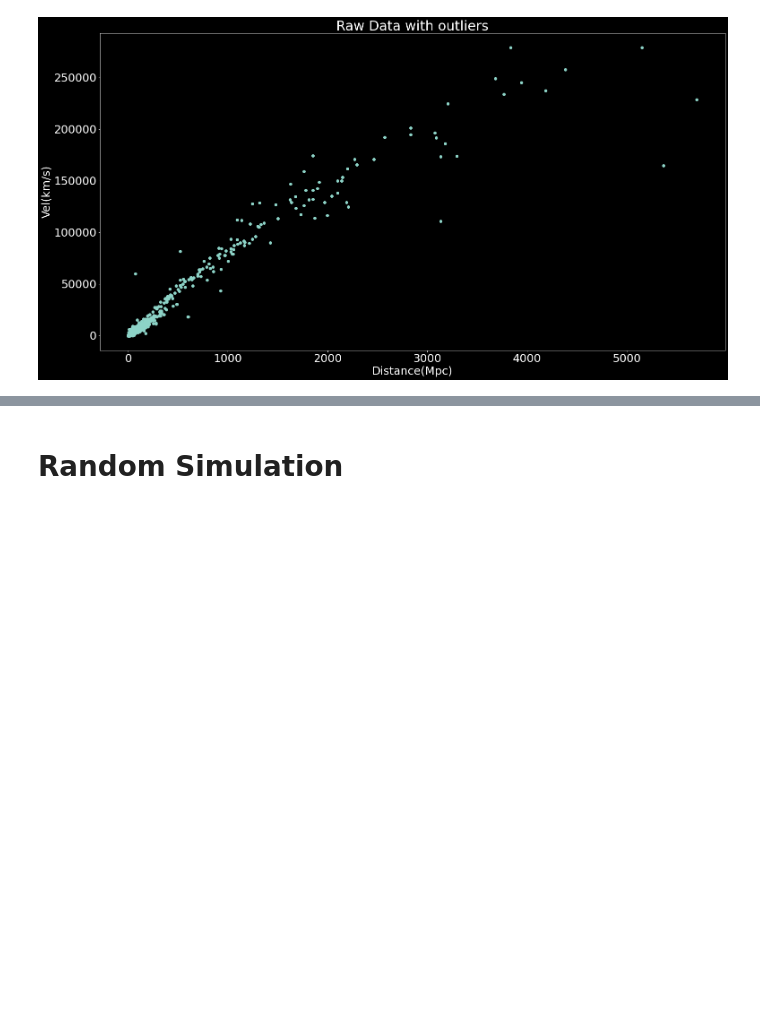
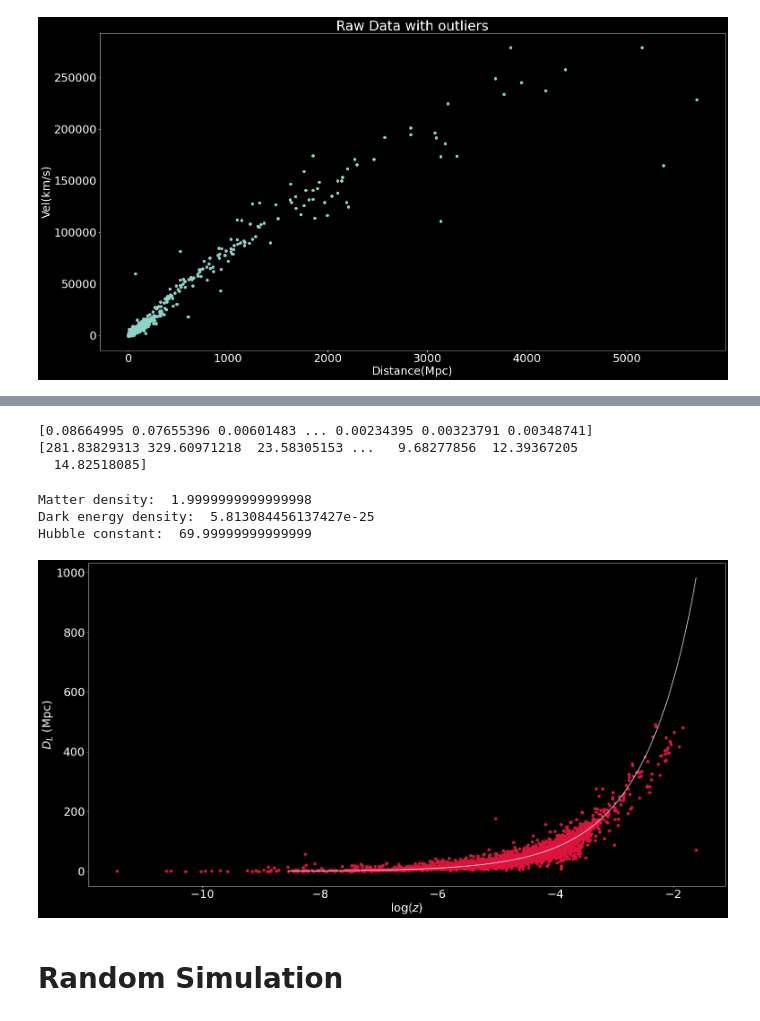
Before and after one commit to bpeck114/c161_project, a Jupyter notebook: dex/hyperleda_query.ipynb, the cells around one changed output, grey strips where cells are left out. Saved outputs shown, nothing was run; the diff lists cells and outputs as text; code cells hidden in the pictures; blank space fills up the shorter version.

```diff
--- a/dex/hyperleda_query.ipynb
+++ b/dex/hyperleda_query.ipynb
@@ -98,3 +114,57 @@ plt.show()
+# %%
+redshift = (df_new_filtered['v_gsr']/c).to_numpy()
+dist_modulus = df_new_filtered['distance_modulus'].to_numpy()
+lum_dist = 10**((dist_modulus - 25)/5)
+# %%
+print(redshift)
+print(lum_dist)
+# %% [output]
+[0.08664995 0.07655396 0.00601483 ... 0.00234395 0.00323791 0.00348741]
+[281.83829313 329.60971218  23.58305153 ...   9.68277856  12.39367205
+  14.82518085]
+# %%
+def D_L(z, omega_m, omega_lambda, H_0):
+    omega_k = 1-omega_m-omega_lambda
+    if (omega_k == 0): # handle this case separately to avoid division by zero errors
+        def integrand(x):
+            return 1/np.sqrt((1+x)**2*(1+omega_m*x) - x*(2+x)*omega_lambda)
+        integral = integrate.quad(integrand,0,z)[0]
+        r = c*integral/H_0
+        return (1+z)*r
+
+    prefactor = (c/H_0) * (1+z) * (1/np.sqrt(np.abs(omega_k)))
+    def integrand(x):
+        return 1/np.sqrt((1+x)**2 * (1+omega_m*x) - x * (2+x) * omega_lambda)
+    integral = integrate.quad(integrand,0,z)[0]
+    arg = np.sqrt(np.abs(omega_k)) * integral
+    sinn = np.sin(arg) if omega_k <= 0 else np.sinh(arg)
+    return prefactor * sinn
+# %%
+def D_L_helper(redshifts, omega_m, omega_lambda, H_0):
+    return [D_L(z,omega_m,omega_lambda,H_0) for z in redshifts]
+# %%
+bnds = ((0,0,60),(2,2,70))
+popt, pcov = opt.curve_fit(D_L_helper, redshift, lum_dist, p0=[0.3,0.7,67], bounds=bnds, check_finite=True)
+
+omega_m, omega_lambda, H_0 = popt
+omega_m_err, omega_lambda_err, H_0_err = np.sqrt(np.diag(pcov))
+# %%
+print("Matter density: ", omega_m)
+print("Dark energy density: ", omega_lambda)
+print("Hubble constant: ",H_0)
+# %% [output]
+Matter density:  1.9999999999999998
+Dark energy density:  5.813084456137427e-25
+Hubble constant:  69.99999999999999
+# %%
+zz = np.linspace(np.min(redshift),np.max(redshift),1000)
+plt.figure(figsize=(25,13))
+plt.scatter(np.log(redshift),lum_dist, color = 'crimson')
+plt.plot(np.log(zz),D_L_helper(zz, 0.3, 0.7, H_0), color = 'lavender')
+plt.xlabel("$\log(z)$")
+plt.ylabel("$D_L$ (Mpc)");
+# %% [output]
+[figure, added]
 # %% [markdown]
 # Random Simulation
 # %%
```
Also changed, not shown: parts of 10 cells of this notebook.
